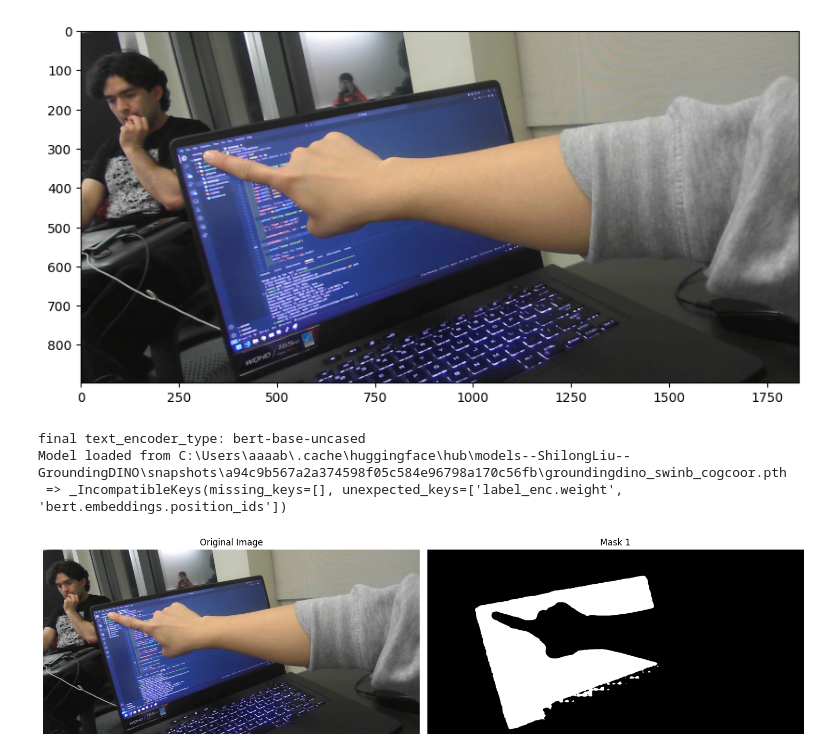
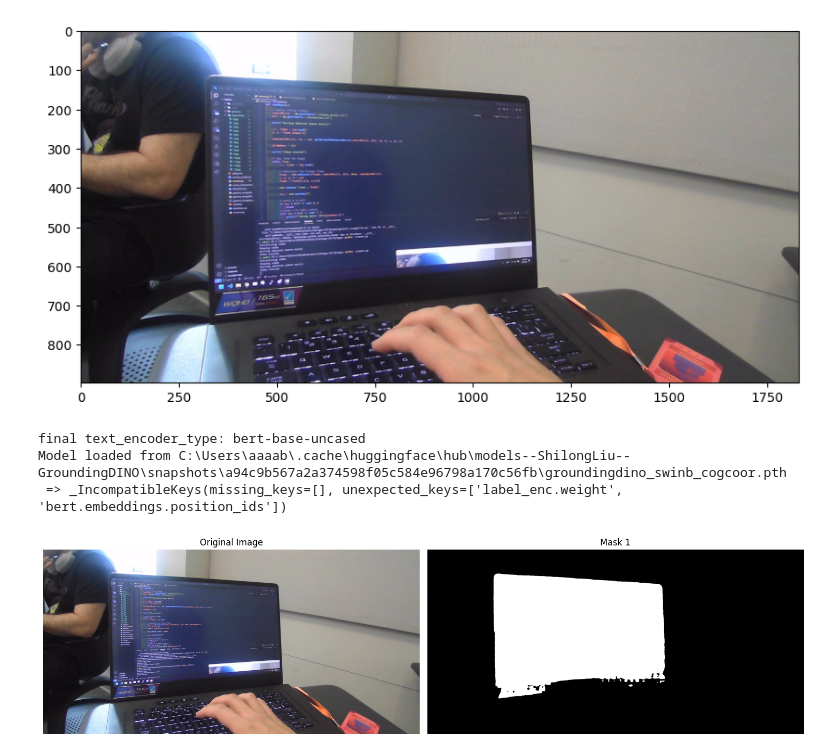
Before and after one commit to dylanvu/Grippy, a Jupyter notebook: display_segmentation/segment_text_pca.ipynb, the cells around one changed output. Drawn from its saved outputs; the diff is of its cells as text; code cells hidden in the pictures.

```diff
--- a/display_segmentation/segment_text_pca.ipynb
+++ b/display_segmentation/segment_text_pca.ipynb
@@ -94,16 +94,16 @@ def print_logits(logits):
         print(f"Logit {i+1}: {logit}")
 # %%
 text_prompt = "screen"
-image = 'images/0.jpg'
+image = 'images/2.jpg'
 
 image = cv2.imread(image)
 image = cv2.cvtColor(image, cv2.COLOR_BGR2RGB)
 plt.figure(figsize=(10,10))
 plt.imshow(image)
 plt.axis('on')
 plt.show()
 # %% [output]
-[figure, old version]
+[figure, new version]
 # %%
 model = LangSAM(sam_type='vit_b')
 image_pil = Image.fromarray(image)
@@ -116,4 +116,4 @@ Model loaded from C:\Users\aaaab\.cache\huggingface\hub\models--ShilongLiu--Grou
 masks_np = [mask.squeeze().cpu().numpy() for mask in masks]
 display_image_with_masks(image_pil, masks_np)
 # %% [output]
-[figure, old version]
+[figure, new version]
```
Also changed, not shown: parts of 7 cells of this notebook.
